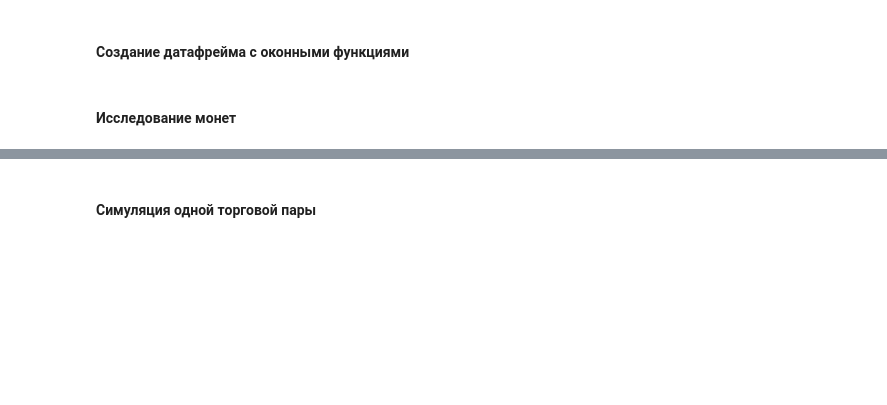
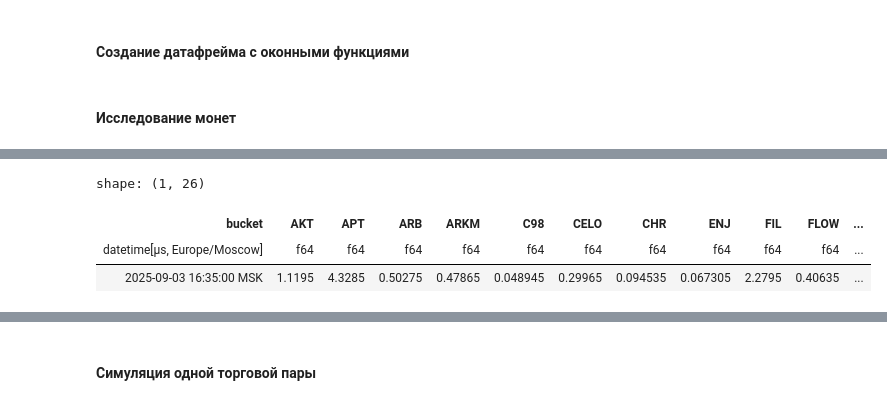
Before and after one commit to elterion/jaref_bot, a Jupyter notebook: Pair Trading.ipynb, the cells around one changed output, grey strips where cells are left out. Drawn from its saved outputs; the diff is of its cells as text; code cells hidden in the pictures; blank space fills up the shorter version.

```diff
--- a/Pair Trading.ipynb
+++ b/Pair Trading.ipynb
@@ -220,7 +285,12 @@ for token in tokens:
 # %%
 # Создадим датафрейм, содержащий только цены, для анализа взаимосвязи монет
 price_df = make_price_df_from_orderbooks_bulk(dfs=dfs, tokens=tokens, trunc='5m')
-price_df.tail(2)
+price_df.tail(1)
+# %% [output]
+shape: (1, 26)
+| bucket | AKT | APT | ARB | ARKM | C98 | CELO | CHR | ENJ | FIL | FLOW | ... |
+| datetime[μs, Europe/Moscow] | f64 | f64 | f64 | f64 | f64 | f64 | f64 | f64 | f64 | f64 | ... |
+| 2025-09-03 16:35:00 MSK | 1.1195 | 4.3285 | 0.50275 | 0.47865 | 0.048945 | 0.29965 | 0.094535 | 0.067305 | 2.2795 | 0.40635 | ... |
 # %%
 # Нормируем значения
 normed_df = normalize(df=price_df, method='minimax', shift_to_zero=False)
```
Also changed, not shown: parts of 66 cells of this notebook.
